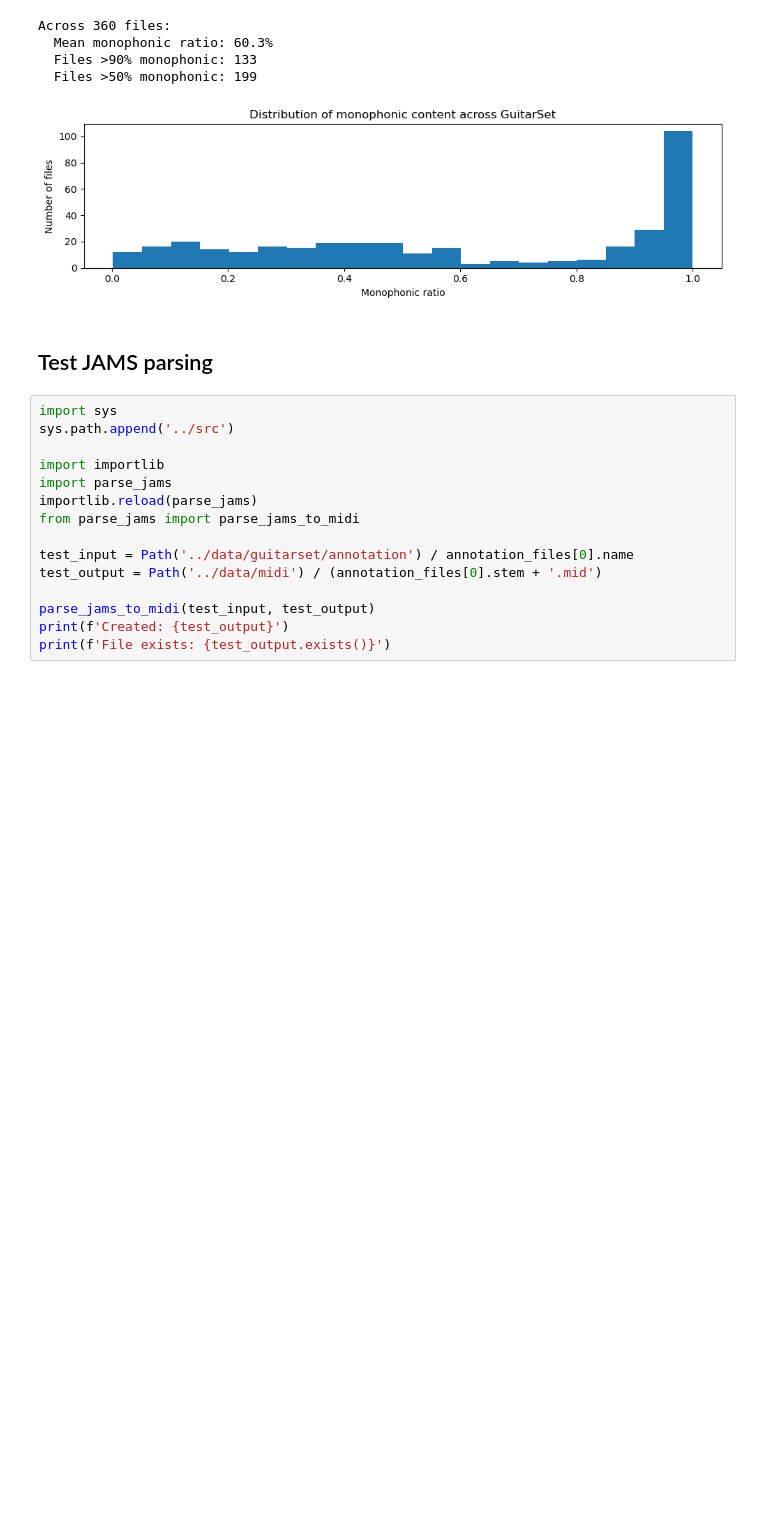
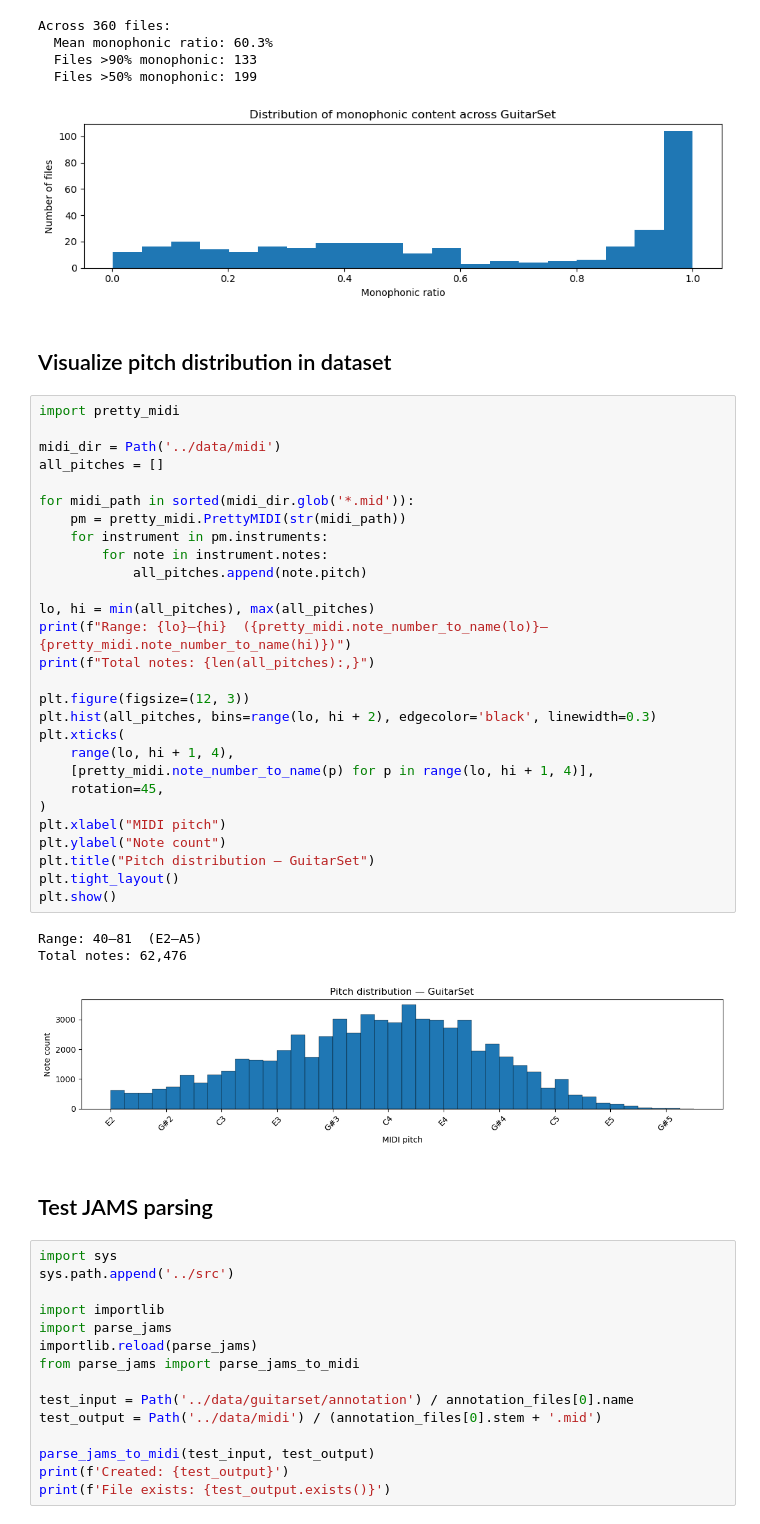
Before and after one commit to ruggbk/neural-audio-effects, a Jupyter notebook: notebooks/01_data_exploration.ipynb, the cells around one changed output. Drawn from its saved outputs; the diff is of its cells as text; blank space fills up the shorter version.

```diff
--- a/notebooks/01_data_exploration.ipynb
+++ b/notebooks/01_data_exploration.ipynb
@@ -133,6 +133,40 @@ Across 360 files:
   Files >90% monophonic: 133
   Files >50% monophonic: 199
 [figure]
+# %% [markdown]
+## Visualize pitch distribution in dataset
+# %%
+import pretty_midi
+
+midi_dir = Path('../data/midi')
+all_pitches = []
+
+for midi_path in sorted(midi_dir.glob('*.mid')):
+    pm = pretty_midi.PrettyMIDI(str(midi_path))
+    for instrument in pm.instruments:
+        for note in instrument.notes:
+            all_pitches.append(note.pitch)
+
+lo, hi = min(all_pitches), max(all_pitches)
+print(f"Range: {lo}–{hi}  ({pretty_midi.note_number_to_name(lo)}–{pretty_midi.note_number_to_name(hi)})")
+print(f"Total notes: {len(all_pitches):,}")
+
+plt.figure(figsize=(12, 3))
+plt.hist(all_pitches, bins=range(lo, hi + 2), edgecolor='black', linewidth=0.3)
+plt.xticks(
+    range(lo, hi + 1, 4),
+    [pretty_midi.note_number_to_name(p) for p in range(lo, hi + 1, 4)],
+    rotation=45,
+)
+plt.xlabel("MIDI pitch")
+plt.ylabel("Note count")
+plt.title("Pitch distribution — GuitarSet")
+plt.tight_layout()
+plt.show()
+# %% [output]
+Range: 40–81  (E2–A5)
+Total notes: 62,476
+[figure, added]
 # %% [markdown]
 ## Test JAMS parsing
 # %%
```
Also changed, not shown: 4 other files.
